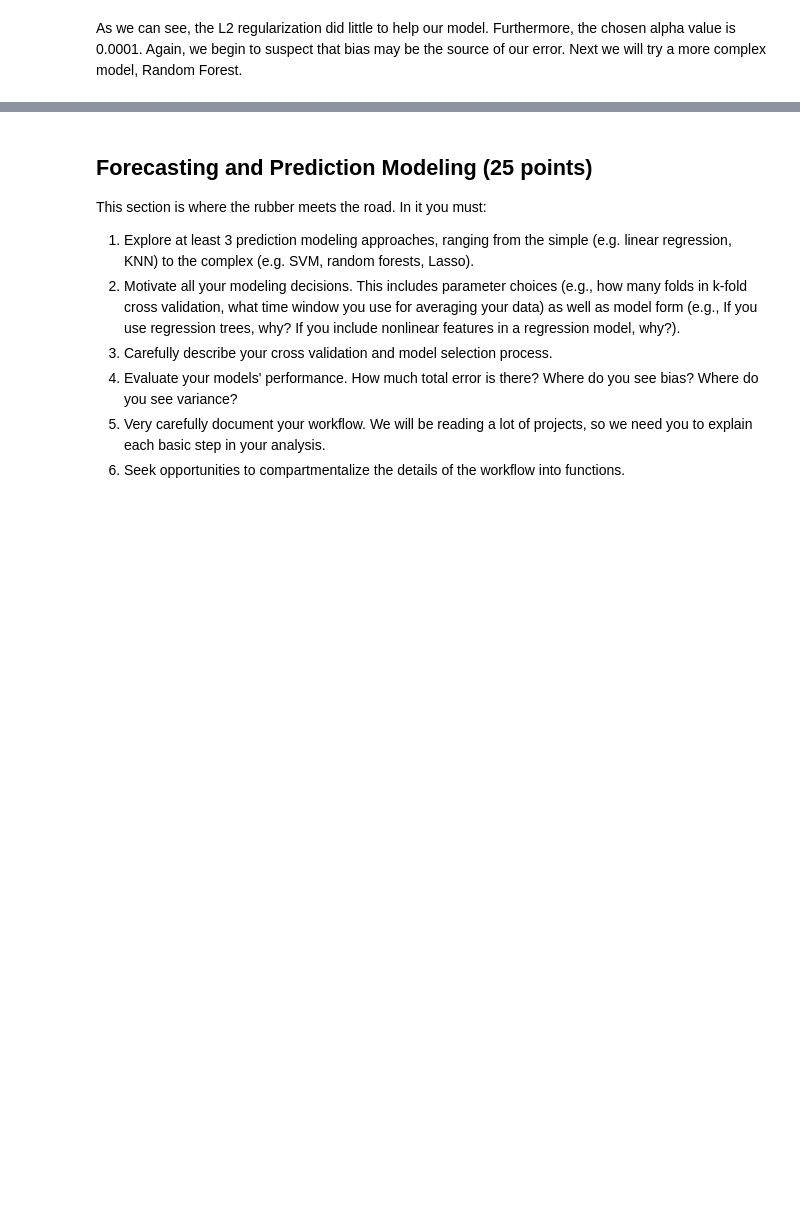
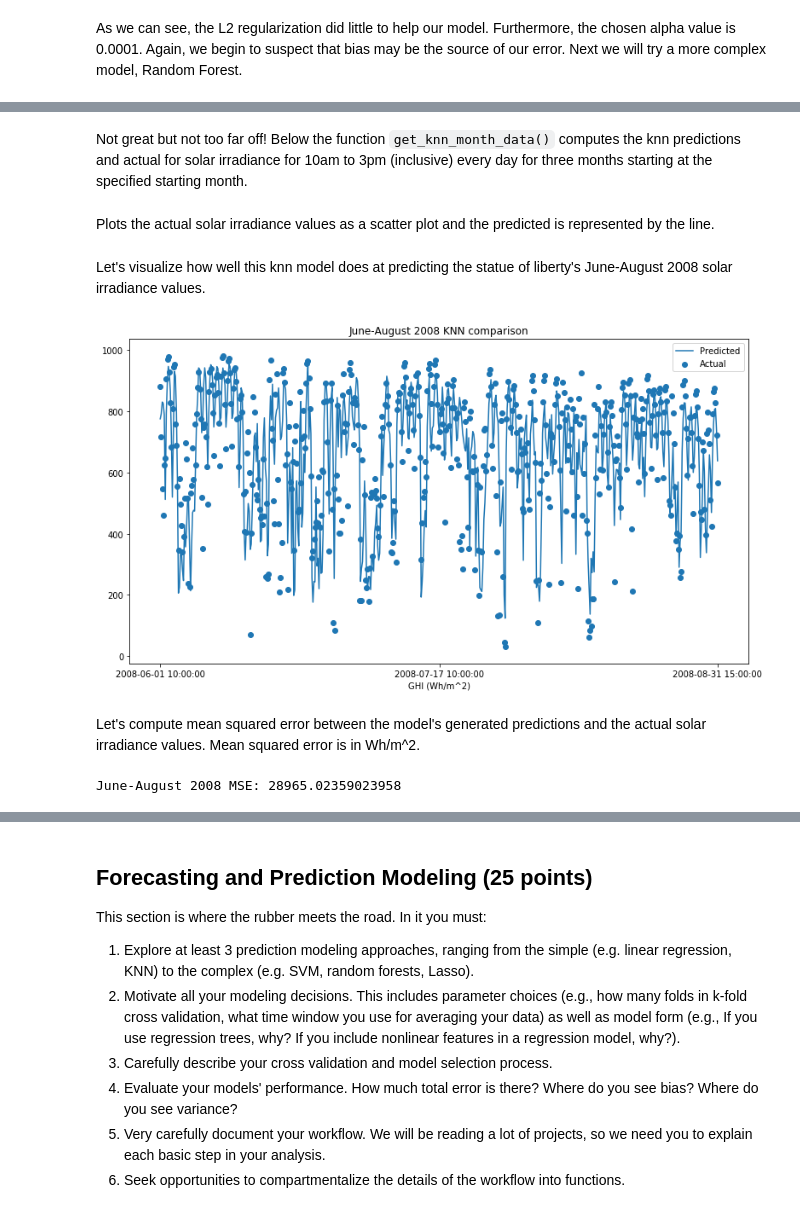
Before and after one commit to jackcsullivan/ER190C_final_proj, a Jupyter notebook: FinalProject.ipynb, the cells around one changed output, grey strips where cells are left out. Cells and saved outputs as stored; diff of their text form; code cells hidden in the pictures; blank space fills up the shorter version.

````diff
--- a/FinalProject.ipynb
+++ b/FinalProject.ipynb
@@ -302,0 +578,2 @@ In this section you will walk through the data cleaning and merging process.  Ex
+# %%
+ts = "2008-06-02 10:00:00"
@@ -841,0 +1357,58 @@ As we can see, the L2 regularization did little to help our model. Furthermore,
+# %% [markdown]
+Not great but not too far off! Below the function ```get_knn_month_data()``` computes the knn predictions and actual for solar irradiance for 10am to 3pm (inclusive) every day for three months starting at the specified starting month.
+# %%
+from itertools import chain
+
+index_list = stat_of_lib.index.tolist()
+
+def get_knn_month_data(month):
+    def create_hour_list(month, hour):
+        start_index = index_list.index("2008-" + str(month).zfill(2) + "-01 " + str(hour).zfill(2) + ":00:00")
+        if month > 10:
+            end_index = index_list.index("2009-" + str(month+3-12).zfill(2) + "-01 " + str(hour).zfill(2) + ":00:00")
+        else:
+            end_index = index_list.index("2008-" + str(month+3).zfill(2) + "-01 " + str(hour).zfill(2) + ":00:00")
+        return index_list[start_index:end_index:24]
+
+    ten_list, eleven_list, twelve_list, thirteen_list, fourteen_list, fifteen_list = create_hour_list(month, 10), create_hour_list(month, 11), create_hour_list(month, 12), create_hour_list(month, 13), create_hour_list(month, 14), create_hour_list(month, 15)
+    time_list = list(chain.from_iterable(zip(ten_list, eleven_list, twelve_list, thirteen_list, fourteen_list, fifteen_list)))
+
+
+    predictions = []
+    actuals = []
+    for ts in time_list:
+        prediction = get_knn_predict_for_ts(ts)
+        predictions.append(prediction[0][0])
+        actuals.append(stat_of_lib[stat_of_lib.index == ts].iloc[0, 0])
+    return time_list, predictions, actuals
+# %% [markdown]
+Plots the actual solar irradiance values as a scatter plot and the predicted is represented by the line.
+# %%
+import matplotlib.pyplot as plt
+
+def plot_knn(time_list, predictions, actuals, title):
+    plt.plot(time_list, predictions, label="Predicted")
+    plt.scatter(time_list, actuals, label="Actual")
+    plt.xticks([time_list[0], time_list[int(len(time_list)/2)], time_list[-1]])
+    plt.xlabel("Time")
+    plt.xlabel("GHI (Wh/m^2)")
+    plt.legend()
+    plt.title(title)
+
+    plt.show()
+# %% [markdown]
+Let's visualize how well this knn model does at predicting the statue of liberty's June-August 2008 solar irradiance values.
+# %%
+plt.figure(figsize=(13, 7))
+june_time_list, june_predictions, june_actuals = get_knn_month_data(6)
+plot_knn(june_time_list, june_predictions, june_actuals, "June-August 2008 KNN comparison")
+# %% [output]
+[figure, added]
+# %% [markdown]
+Let's compute mean squared error between the model's generated predictions and the actual solar irradiance values. Mean squared error is in Wh/m^2.
+# %%
+from sklearn.metrics import mean_squared_error
+
+print("June-August 2008 MSE: " + str(mean_squared_error(june_actuals, june_predictions)))
+# %% [output]
+June-August 2008 MSE: 28965.02359023958
````
Also changed, not shown: parts of 79 cells of this notebook, 2 other files.
